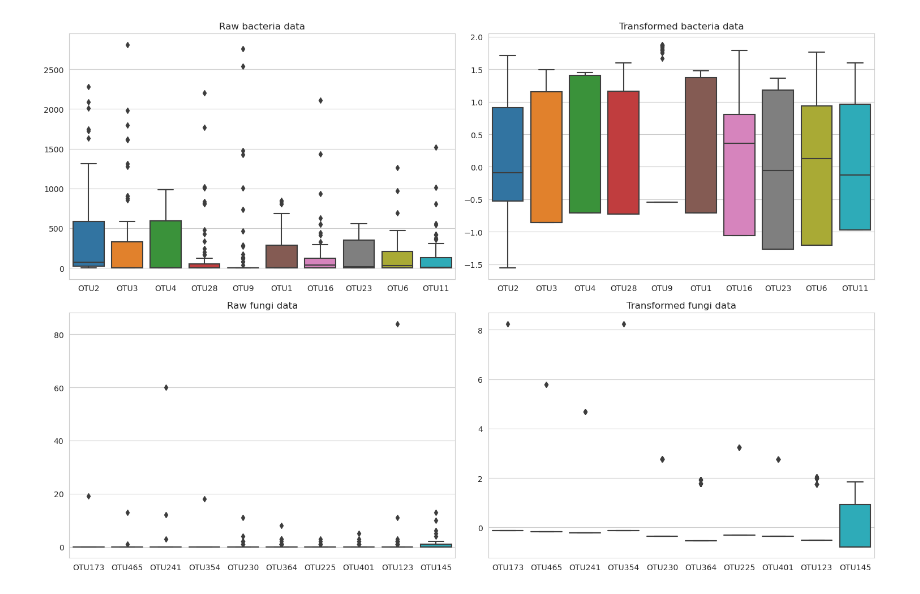
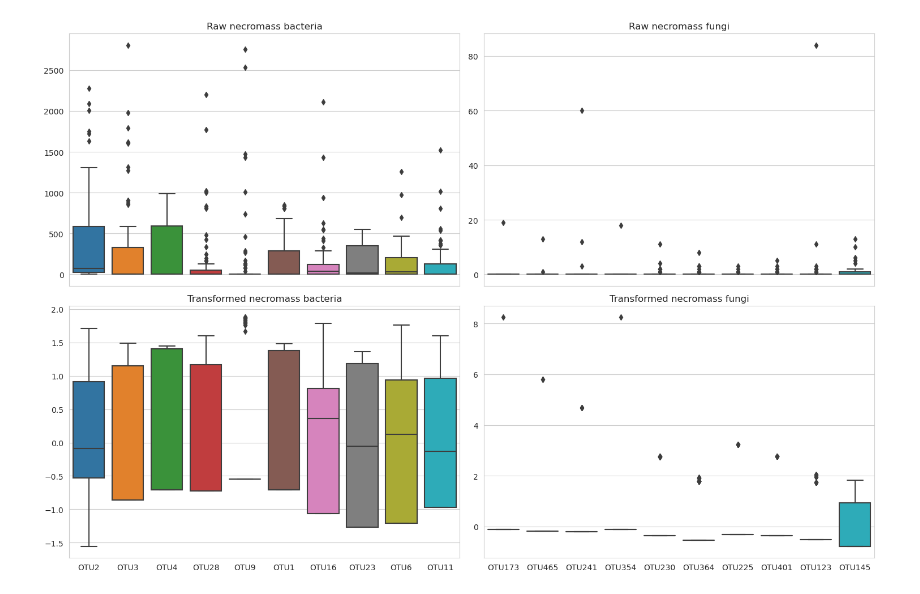
Before and after one commit to EngineerDanny/CS685-Microbe-Network-Research-Code, a Jupyter notebook: data/necromass/wrangle_data.ipynb, the cells around one changed output. Saved outputs shown, nothing was run; the diff lists cells and outputs as text; code cells hidden in the pictures.

Commit message:
update orientation of data dist plot

```diff
--- a/data/necromass/wrangle_data.ipynb
+++ b/data/necromass/wrangle_data.ipynb
@@ -28,35 +28,39 @@ df_transformed_bacteria = pd.read_csv('/projects/genomic-ml/da2343/ml_project_1/
 df_transformed_bacteria = df_transformed_bacteria.iloc[:, :10]
 
 df_raw_fungi = pd.read_csv('/projects/genomic-ml/da2343/ml_project_1/data/necromass/fungi_rarefied_otu_mapping_PKfix_raw.csv')
 df_raw_fungi = df_raw_fungi.iloc[:, :10]
 
 df_transformed_fungi = pd.read_csv('/projects/genomic-ml/da2343/ml_project_1/data/necromass/fungi_rarefied_otu_mapping_PKfix_power_transformed.csv')
 df_transformed_fungi = df_transformed_fungi.iloc[:, :10]
 
 # Create a subplot with 2 rows and 2 columns
 fig, axes = plt.subplots(2, 2)
 
 # increase the size of the plot
 fig.set_size_inches(15, 10)
 
 # Create a boxplot for each dataframe in each subplot
 sns.boxplot(data=df_raw_bacteria, ax=axes[0, 0])
 axes[0, 0].set_title("Raw necromass bacteria")
 
-sns.boxplot(data=df_transformed_bacteria, ax=axes[0, 1])
-axes[0, 1].set_title("Transformed necromass bacteria")
+sns.boxplot(data=df_transformed_bacteria, ax=axes[1, 0])
+axes[1, 0].set_title("Transformed necromass bacteria")
 
-sns.boxplot(data=df_raw_fungi, ax=axes[1, 0])
-axes[1, 0].set_title("Raw necromass fungi")
+sns.boxplot(data=df_raw_fungi, ax=axes[0, 1])
+axes[0, 1].set_title("Raw necromass fungi")
 
 sns.boxplot(data=df_transformed_fungi, ax=axes[1, 1])
 axes[1, 1].set_title("Transformed necromass fungi")
+
+# Set the visibility of the x-axis ticks and labels for the top plot to False
+plt.setp(axes[0, 0].get_xticklabels(), visible=False)
+plt.setp(axes[0, 1].get_xticklabels(), visible=False)
 
 # Adjust the spacing and layout of the subplots
 plt.tight_layout()
 plt.show()
 
 # save the plot
 fig.savefig('./necromass_data_dist_boxplots.png', dpi=1500)
 # %% [output]
-[figure, old version]
+[figure, new version]
```
